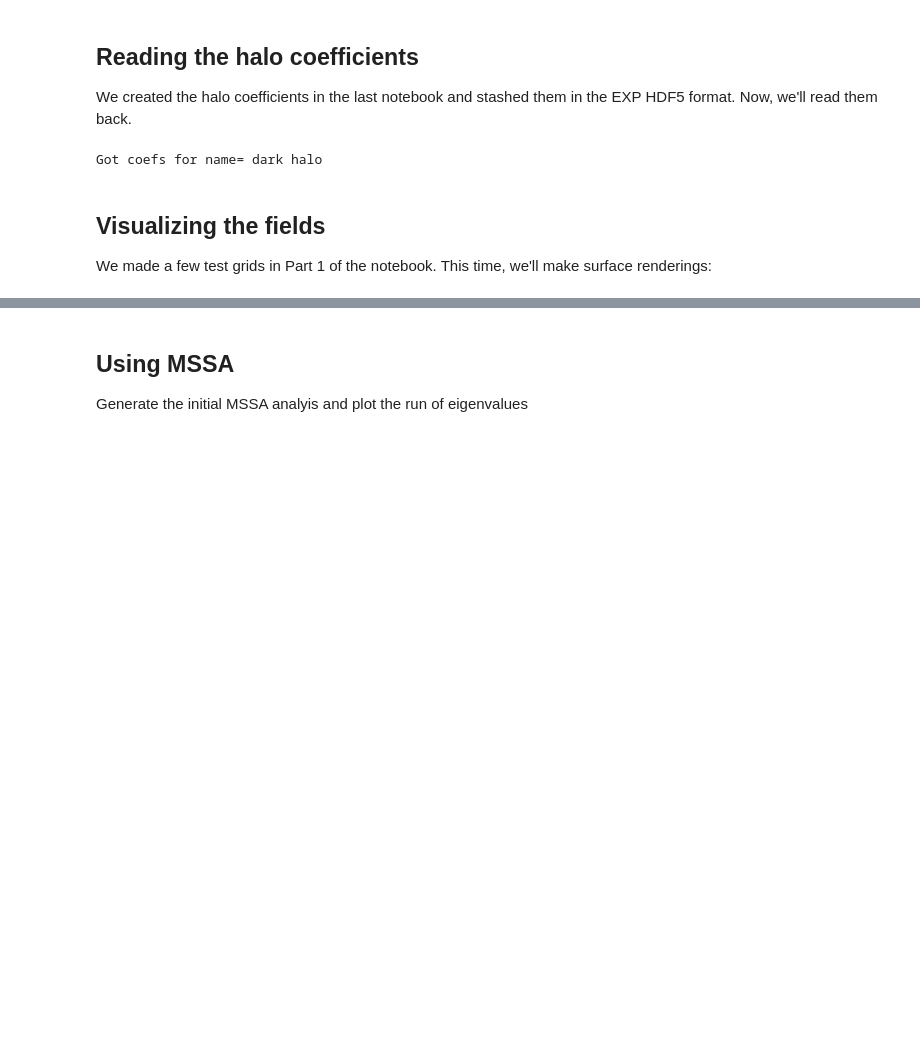
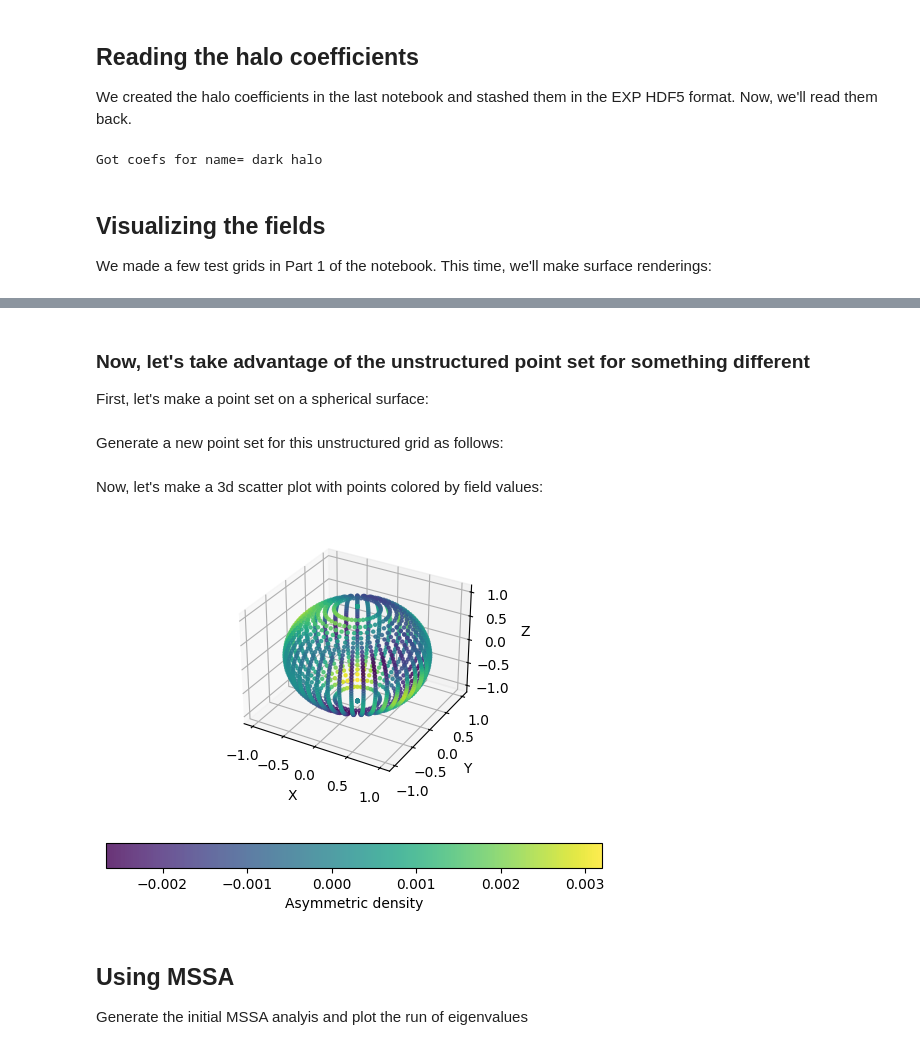
Before and after one commit to EXP-code/pyEXP-examples, a Jupyter notebook: Tutorials/Introduction/Part2-Analysis.ipynb, the cells around one changed output, grey strips where cells are left out. Drawn from its saved outputs; the diff is of its cells as text; code cells hidden in the pictures; blank space fills up the shorter version.

```diff
--- a/Tutorials/Introduction/Part2-Analysis.ipynb
+++ b/Tutorials/Introduction/Part2-Analysis.ipynb
@@ -116,0 +201,4 @@ Text(0.5, 1.0, 'Radial force at T=0.2')
+# %% [markdown]
+### Now, let's take advantage of the unstructured point set for something different
+
+First, let's make a point set on a spherical surface:
@@ -117,3 +217,24 @@ Text(0.5, 1.0, 'Radial force at T=0.2')
+# %% [markdown]
+Generate a new point set for this unstructured grid as follows:
+# %%
+fields = pyEXP.field.FieldGenerator(times, mesh)
+points = fields.points(basis, coefs)
+# %% [markdown]
+Now, let's make a 3d scatter plot with points colored by field values:
+# %%
+fig = plt.figure()
+ax = fig.add_subplot(projection='3d')
+
+sc = ax.scatter(mesh[:,0], mesh[:,1], mesh[:,2], c=points[times[-1]]['dens m>0'], marker='o', s=5, alpha=0.8)
+
+ax.set_xlabel('X')
+ax.set_ylabel('Y')
+ax.set_zlabel('Z')
+
+plt.colorbar(sc, label='Asymmetric density', orientation='horizontal')
+plt.show()
+# %% [output]
+[figure, added]
 # %% [markdown]
 ## Using MSSA
 Generate the initial MSSA analyis and plot the run of eigenvalues
```
Also changed, not shown: parts of 10 cells of this notebook, 2 other files.
